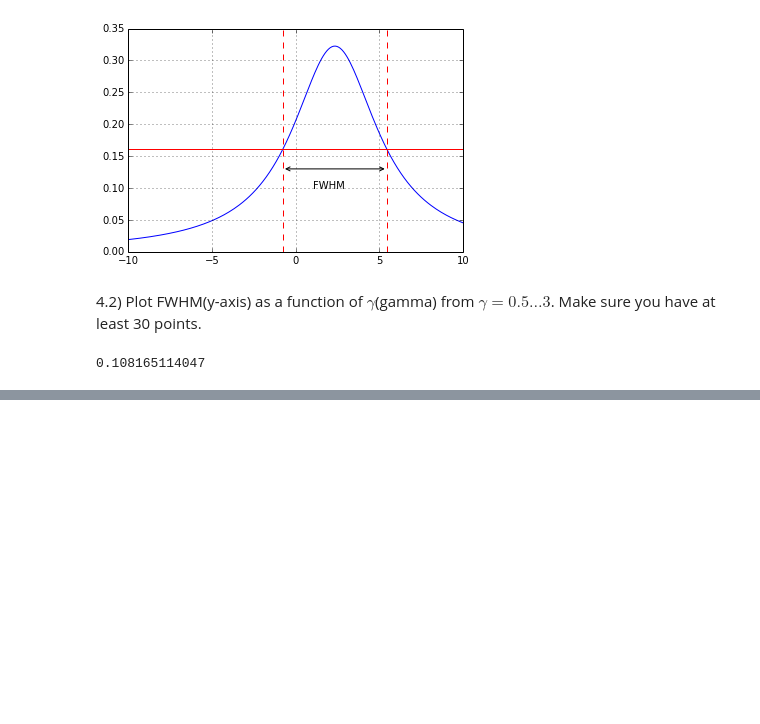
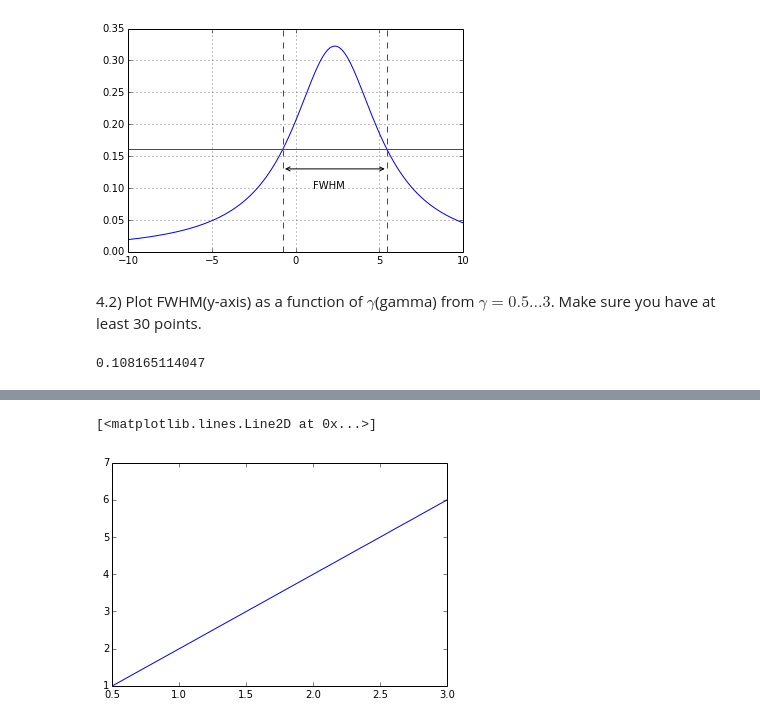
Before and after one commit to chananyu2539/Num_meth, a Jupyter notebook: Week2/Homework2.ipynb, the cells around one changed output, grey strips where cells are left out. Saved outputs shown, nothing was run; the diff lists cells and outputs as text; code cells hidden in the pictures; blank space fills up the shorter version.

```diff
--- a/Week2/Homework2.ipynb
+++ b/Week2/Homework2.ipynb
@@ -272,0 +301,11 @@ print m2-m1
+# %%
+def findLR(x0,x1,limit,g=3.1):
+
+    maxx = find_x(x0,x1,limit,g)
+    maxy = f(maxx,g)
+    midy = maxy/2.
+    m1 = find_2x(-10,maxx,1e-4,g,midy)
+    m2 = find_2x(maxx,10,1e-4,g,midy)
+    return m1,m2
+m1,m2 = findLR(-10.,10.,1e-4)
+print m2,m1,m2-m1
@@ -292,0 +350,12 @@ print f(1.0, gamma=0.2) # you may find this useful
+# %%
+mx = []
+my = []
+for g in gs:
+    m1,m2=findLR(-10.,10.,1e-4,g)
+    mx.append(g)
+    my.append(m2-m1)
+#     print m2,m1
+plt.plot(mx,my)
+# %% [output]
+[<matplotlib.lines.Line2D at 0x...>]
+[figure, added]
```
Also changed, not shown: parts of 8 cells of this notebook.
